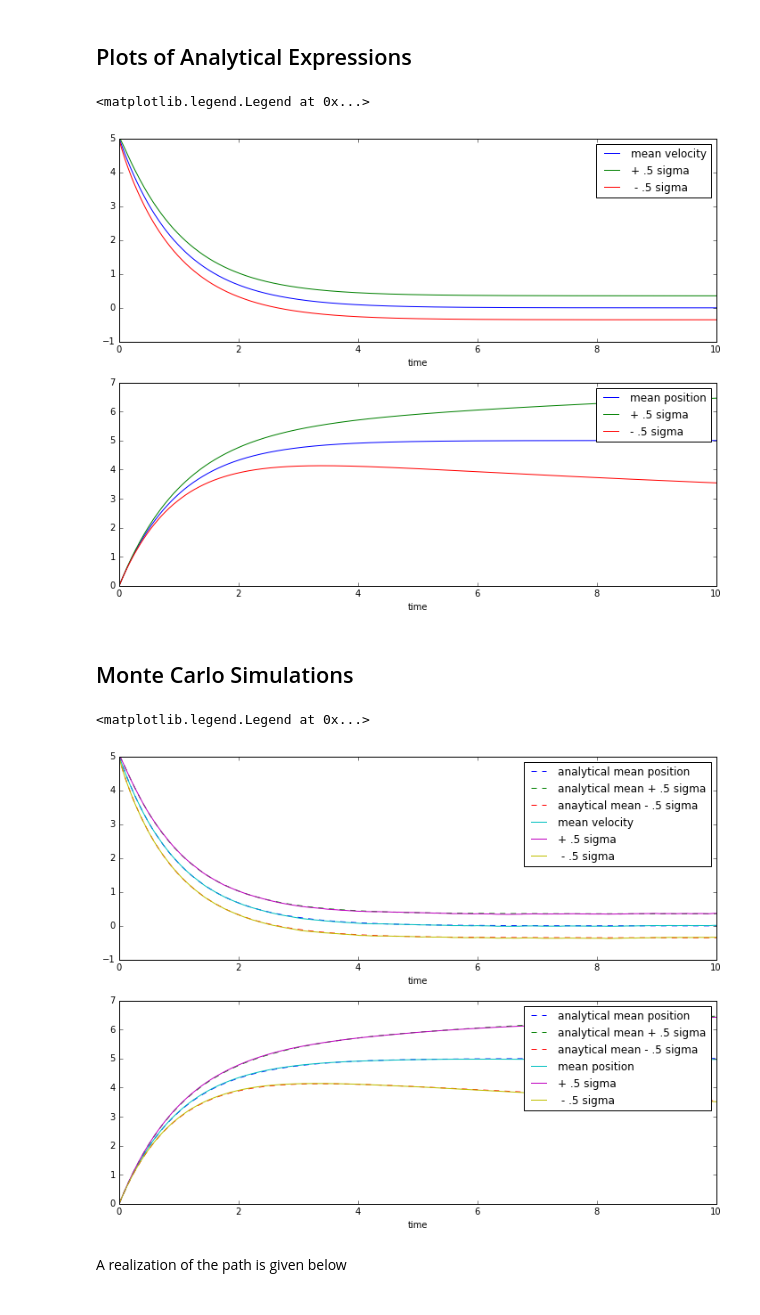
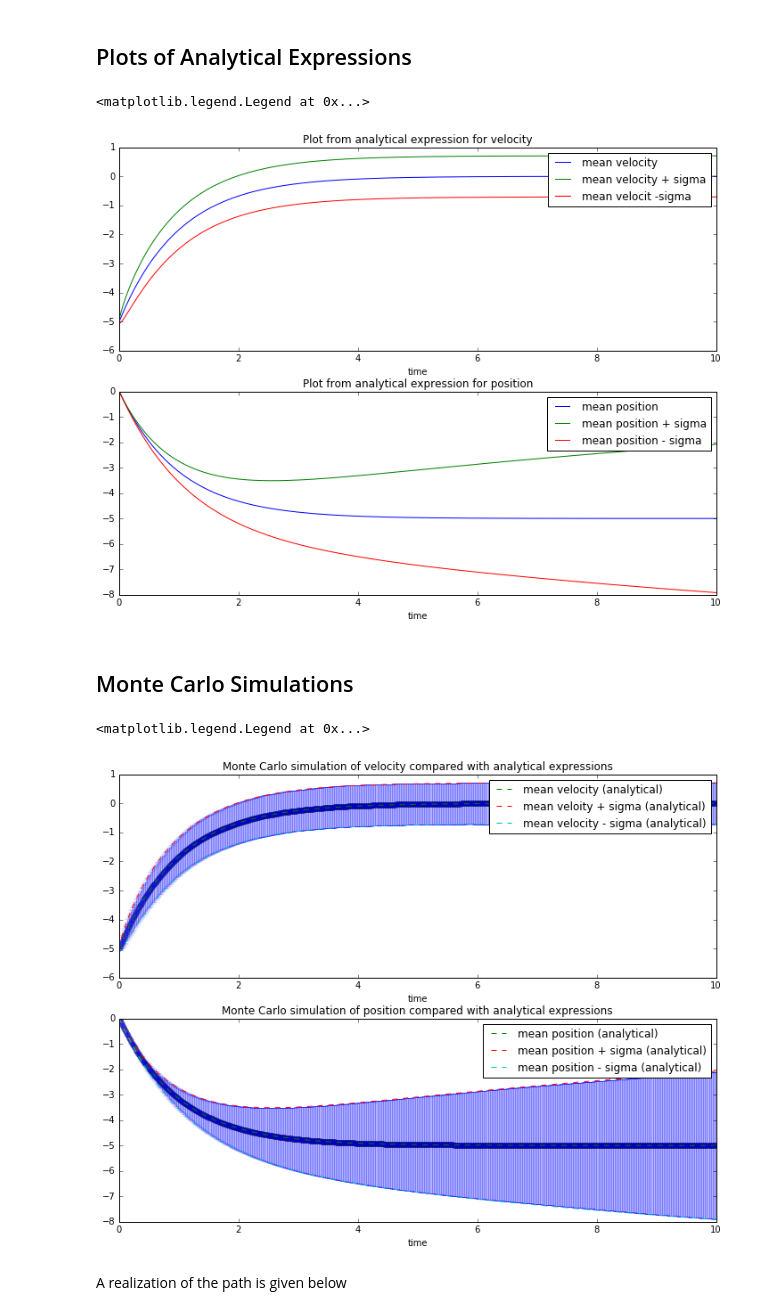
Before and after one commit to borundev/StochasticProcesses, a Jupyter notebook: Notes.ipynb, the cells around one changed output. Saved outputs shown, nothing was run; the diff lists cells and outputs as text; code cells hidden in the pictures.

Commit message:
improved presentation of plots

```diff
--- a/Notes.ipynb
+++ b/Notes.ipynb
@@ -143,7 +143,7 @@ beta=1.0
 gamma=1.0
 
 # Initial values
-v0=5.0
+v0=-5.0
 x0=0.0
 
 t=np.linspace(0,10,1000)
@@ -153,28 +153,34 @@ std_pos=np.sqrt((beta/gamma)**2*(t-2/gamma*(1-np.exp(-gamma*t))+1/(2*gamma)*(1-n
 
 
 vmean=v0*np.exp(-gamma*t)
-vup=vmean+.5*std_vel
-vdown=vmean-.5*std_vel
+vup=vmean+std_vel
+vdown=vmean-std_vel
 plt.subplot(211)
 plt.plot(t,vmean,label="mean velocity")
-plt.plot(t,vup,label="+ .5 sigma")
-plt.plot(t,vdown,label=" - .5 sigma")
+plt.plot(t,vup,label="mean velocity + sigma")
+plt.plot(t,vdown,label="mean velocit -sigma")
 plt.xlabel("time")
+plt.title("Plot from analytical expression for velocity")
+
+
 plt.legend()
 
 
 plt.subplot(212)
 xmean=x0+v0/gamma*(1- np.exp(-gamma*t))
-xup=xmean+.5*std_pos
-xdown=xmean-.5*std_pos
+xup=xmean+std_pos
+xdown=xmean-std_pos
 plt.plot(t,xmean,label="mean position")
-plt.plot(t,xup,label="+ .5 sigma")
-plt.plot(t,xdown,label="- .5 sigma")
+plt.plot(t,xup,label="mean position + sigma")
+plt.plot(t,xdown,label="mean position - sigma")
 plt.xlabel("time")
+plt.title("Plot from analytical expression for position")
+
+
 plt.legend()
 # %% [output]
 <matplotlib.legend.Legend at 0x...>
-[figure, old version]
+[figure, new version]
 # %% [markdown]
 ## Monte Carlo Simulations
 # %%
@@ -205,6 +211,7 @@ class Paths(object):
         # the SDE are
         # V_{t+1}=V_t - gamma V_t dt + beta dW
         # X_{t+1}=X_t + V_t dt
+
         for i in range(nsteps-1):
             paths_V[:,i+1]=paths_V[:,i]*(1.0-gamma*self.dt)+self.beta*self.dW*self.randoms[:,i]
             paths_X[:,i+1]=paths_X[:,i]+paths_V[:,i]*self.dt
@@ -214,51 +221,45 @@ class Paths(object):
     def get_paths_V(self):
         return self.paths_V
 
     def get_paths_X(self):
         return self.paths_X
 
     def get_timeline(self):
         return self.time
 
 
 paths=Paths(x0,v0,beta,gamma,10,1000,10000)
 v_mean=paths.get_paths_V().mean(0)
 v_std=paths.get_paths_V().std(0)
 
 x_mean=paths.get_paths_X().mean(0)
 x_std=paths.get_paths_X().std(0)
 
 t_paths=paths.get_timeline()
 
 plt.subplot(211)
-
-plt.plot(t,vmean,"--",label="analytical mean position")
-plt.plot(t,vup,"--",label="analytical mean + .5 sigma")
-plt.plot(t,vdown,"--",label="anaytical mean - .5 sigma")
-plt.plot(t_paths,v_mean,label="mean velocity")
-plt.plot(t_paths,v_mean+0.5*v_std,label="+ .5 sigma")
-plt.plot(t_paths,v_mean-0.5*v_std,label=" - .5 sigma")
+plt.errorbar(t_paths,v_mean,yerr=v_std,fmt='o',alpha=.3)
+plt.plot(t,vmean,"--",label="mean velocity (analytical)")
+plt.plot(t,vup,"--",label="mean veloity + sigma (analytical)")
+plt.plot(t,vdown,"--",label="mean velocity - sigma (analytical)")
 plt.xlabel("time")
+plt.title("Monte Carlo simulation of velocity compared with analytical expressions")
 
 plt.legend()
 
 plt.subplot(212)
-plt.plot(t,xmean,"--",label="analytical mean position")
-plt.plot(t,xup,"--",label="analytical mean + .5 sigma")
-plt.plot(t,xdown,"--",label="anaytical mean - .5 sigma")
-plt.plot(t_paths,x_mean,label="mean position")
-plt.plot(t_paths,x_mean+0.5*x_std,label="+ .5 sigma")
-plt.plot(t_paths,x_mean-0.5*x_std,label=" - .5 sigma")
+plt.errorbar(t_paths,x_mean,yerr=x_std,fmt='o',alpha=.3)
+plt.plot(t,xmean,"--",label="mean position (analytical)")
+plt.plot(t,xup,"--",label="mean position + sigma (analytical)")
+plt.plot(t,xdown,"--",label="mean position - sigma (analytical)")
 plt.xlabel("time")
+plt.title("Monte Carlo simulation of position compared with analytical expressions")
+
 
 plt.legend()
-
-
-#plt.plot(paths.get_timeline(),v_mean)
-#plt.plot(paths.get_timeline(),paths.get_paths_X()[1])
 # %% [output]
 <matplotlib.legend.Legend at 0x...>
-[figure, old version]
+[figure, new version]
 # %% [markdown]
 A realization of the path is given below
 # %%
```
Also changed, not shown: parts of 1 cell of this notebook.
